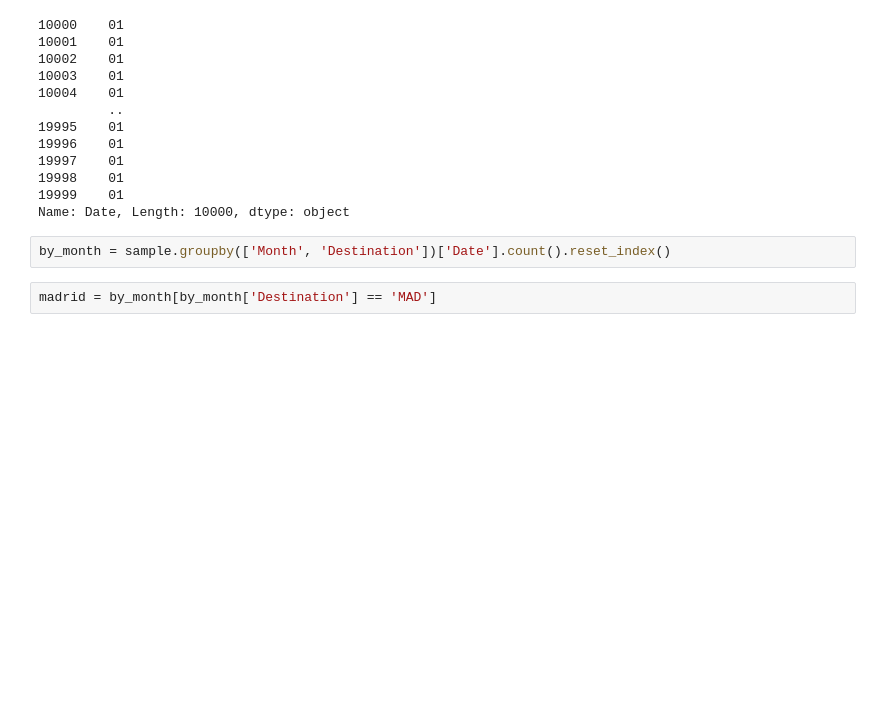
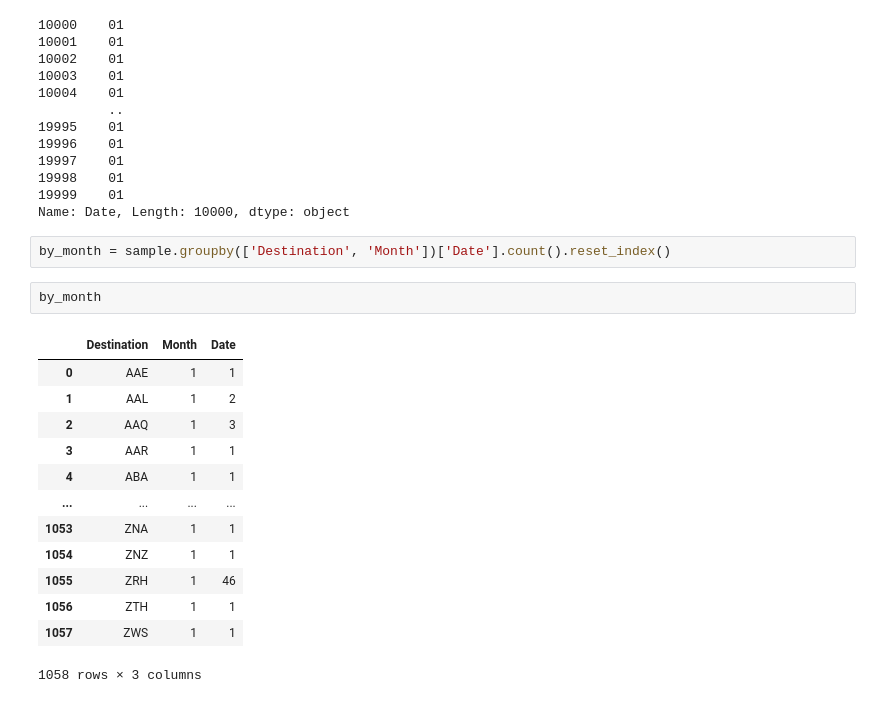
Before and after one commit to adriancervero/ds-challenge, a Jupyter notebook: challenge.ipynb, the cells around one changed output. Drawn from its saved outputs; the diff is of its cells as text; blank space fills up the shorter version.

```diff
--- a/challenge.ipynb
+++ b/challenge.ipynb
@@ -180,7 +180,21 @@ sample['Date'].apply(lambda x: x.split('-')[1])
 19999    01
 Name: Date, Length: 10000, dtype: object
 # %%
-by_month = sample.groupby(['Month', 'Destination'])['Date'].count().reset_index()
+by_month = sample.groupby(['Destination', 'Month'])['Date'].count().reset_index()
-# %%
-madrid = by_month[by_month['Destination'] == 'MAD']
+# %%
+by_month
+# %% [output]
+|  | Destination | Month | Date |
+| 0 | AAE | 1 | 1 |
+| 1 | AAL | 1 | 2 |
+| 2 | AAQ | 1 | 3 |
+| 3 | AAR | 1 | 1 |
+| 4 | ABA | 1 | 1 |
+| ... | ... | ... | ... |
+| 1053 | ZNA | 1 | 1 |
+| 1054 | ZNZ | 1 | 1 |
+| 1055 | ZRH | 1 | 46 |
+| 1056 | ZTH | 1 | 1 |
+| 1057 | ZWS | 1 | 1 |
+1058 rows × 3 columns
 # %%
```
Also changed, not shown: parts of 13 cells of this notebook.
